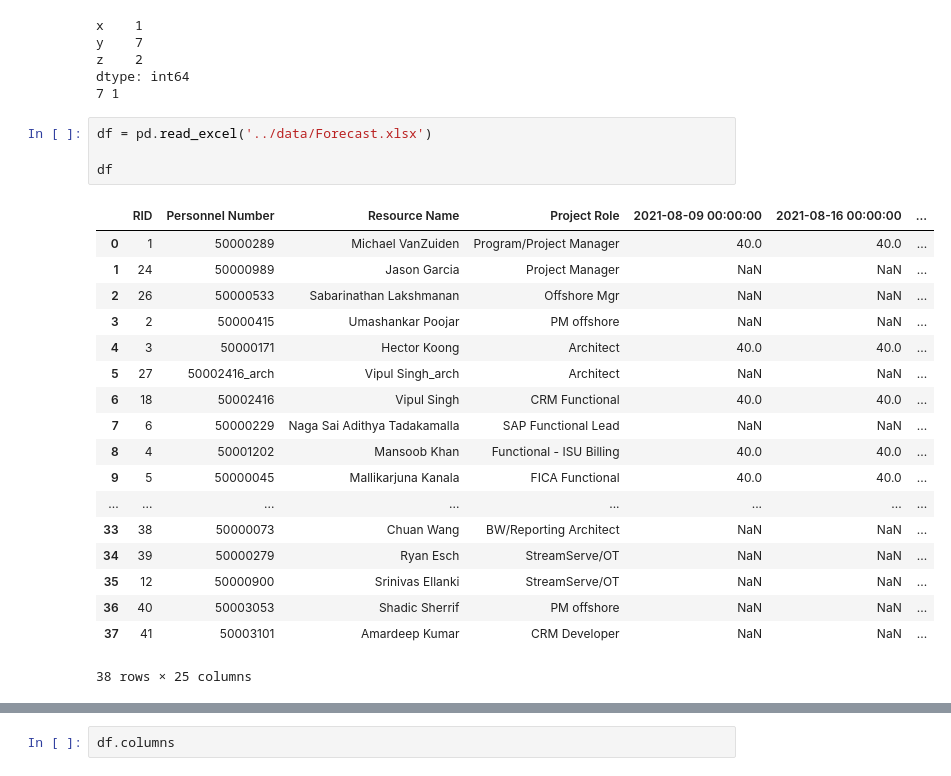
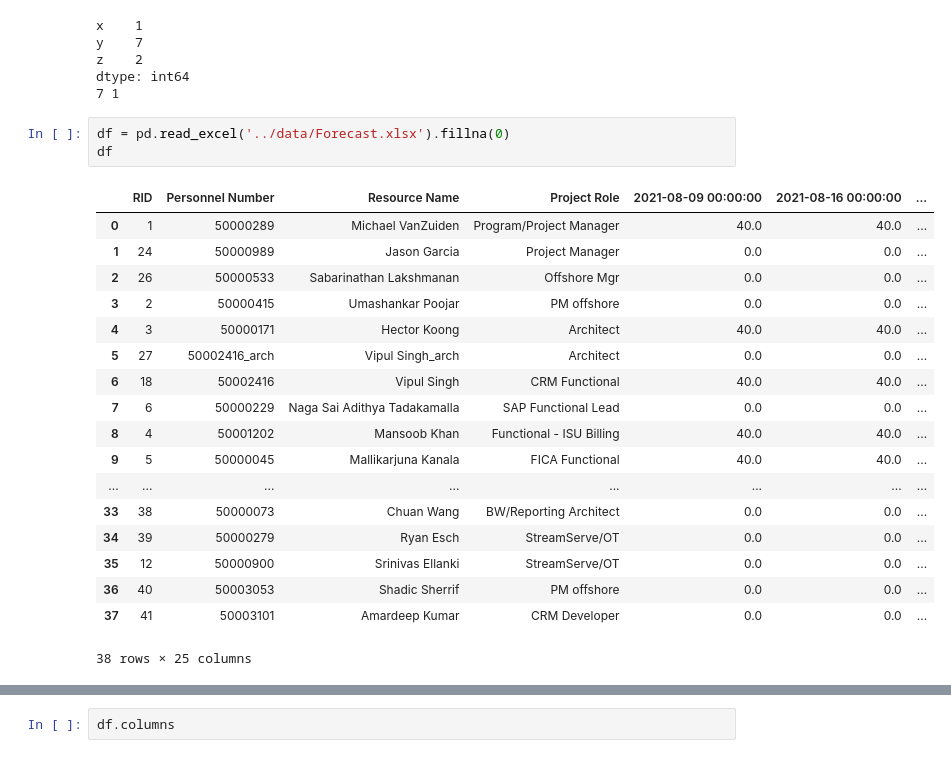
Before and after one commit to alarhoo/etl.shares4, a Jupyter notebook: src/data_pandas.ipynb, the cells around one changed output, grey strips where cells are left out. Drawn from its saved outputs; the diff is of its cells as text.

Commit message:
updated Tranform function

```diff
--- a/src/data_pandas.ipynb
+++ b/src/data_pandas.ipynb
@@ -14,25 +14,24 @@ z    2
 dtype: int64
 7 1
 # %%
-df = pd.read_excel('../data/Forecast.xlsx')
-
+df = pd.read_excel('../data/Forecast.xlsx').fillna(0)
 df
 # %% [output]
 |  | RID | Personnel Number | Resource Name | Project Role | 2021-08-09 00:00:00 | 2021-08-16 00:00:00 | ... |
 | 0 | 1 | 50000289 | Michael VanZuiden | Program/Project Manager | 40.0 | 40.0 | ... |
-| 1 | 24 | 50000989 | Jason Garcia | Project Manager | NaN | NaN | ... |
-| 2 | 26 | 50000533 | Sabarinathan Lakshmanan | Offshore Mgr | NaN | NaN | ... |
-| 3 | 2 | 50000415 | Umashankar Poojar | PM offshore | NaN | NaN | ... |
+| 1 | 24 | 50000989 | Jason Garcia | Project Manager | 0.0 | 0.0 | ... |
+| 2 | 26 | 50000533 | Sabarinathan Lakshmanan | Offshore Mgr | 0.0 | 0.0 | ... |
+| 3 | 2 | 50000415 | Umashankar Poojar | PM offshore | 0.0 | 0.0 | ... |
 | 4 | 3 | 50000171 | Hector Koong | Architect | 40.0 | 40.0 | ... |
-| 5 | 27 | 50002416_arch | Vipul Singh_arch | Architect | NaN | NaN | ... |
+| 5 | 27 | 50002416_arch | Vipul Singh_arch | Architect | 0.0 | 0.0 | ... |
 | 6 | 18 | 50002416 | Vipul Singh | CRM Functional | 40.0 | 40.0 | ... |
-| 7 | 6 | 50000229 | Naga Sai Adithya Tadakamalla | SAP Functional Lead | NaN | NaN | ... |
+| 7 | 6 | 50000229 | Naga Sai Adithya Tadakamalla | SAP Functional Lead | 0.0 | 0.0 | ... |
 | 8 | 4 | 50001202 | Mansoob Khan | Functional - ISU Billing | 40.0 | 40.0 | ... |
 | 9 | 5 | 50000045 | Mallikarjuna Kanala | FICA Functional | 40.0 | 40.0 | ... |
 | ... | ... | ... | ... | ... | ... | ... | ... |
-| 33 | 38 | 50000073 | Chuan Wang | BW/Reporting Architect | NaN | NaN | ... |
-| 34 | 39 | 50000279 | Ryan Esch | StreamServe/OT | NaN | NaN | ... |
-| 35 | 12 | 50000900 | Srinivas Ellanki | StreamServe/OT | NaN | NaN | ... |
-| 36 | 40 | 50003053 | Shadic Sherrif | PM offshore | NaN | NaN | ... |
-| 37 | 41 | 50003101 | Amardeep Kumar | CRM Developer | NaN | NaN | ... |
+| 33 | 38 | 50000073 | Chuan Wang | BW/Reporting Architect | 0.0 | 0.0 | ... |
+| 34 | 39 | 50000279 | Ryan Esch | StreamServe/OT | 0.0 | 0.0 | ... |
+| 35 | 12 | 50000900 | Srinivas Ellanki | StreamServe/OT | 0.0 | 0.0 | ... |
+| 36 | 40 | 50003053 | Shadic Sherrif | PM offshore | 0.0 | 0.0 | ... |
+| 37 | 41 | 50003101 | Amardeep Kumar | CRM Developer | 0.0 | 0.0 | ... |
 38 rows × 25 columns
```
Also changed, not shown: parts of 11 cells of this notebook, 1 other file.
